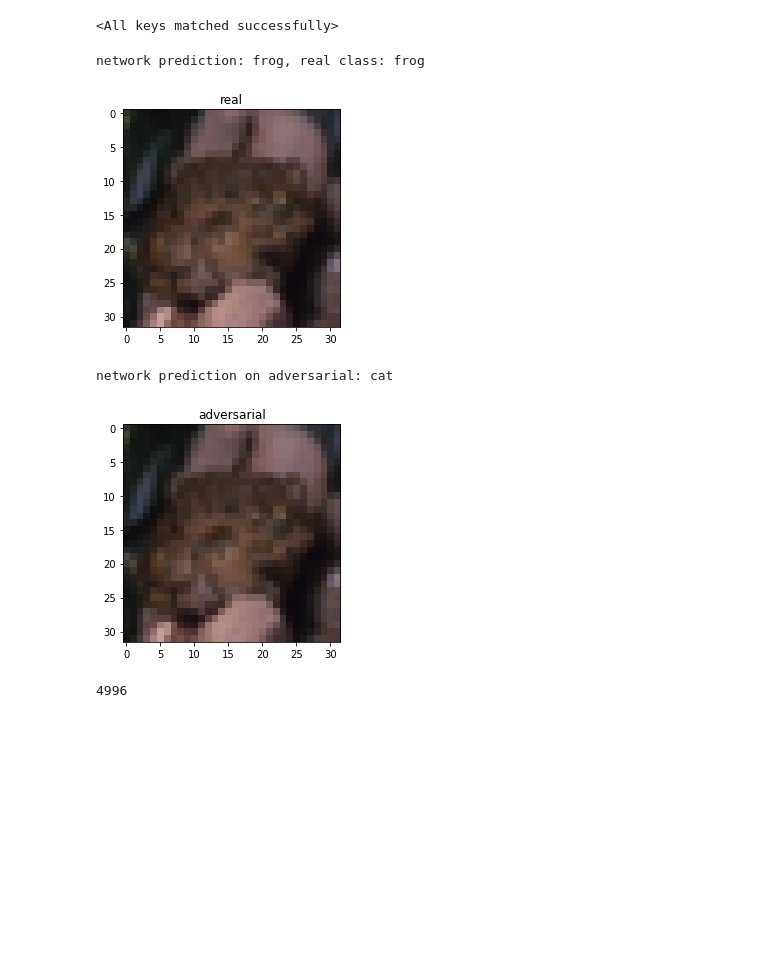
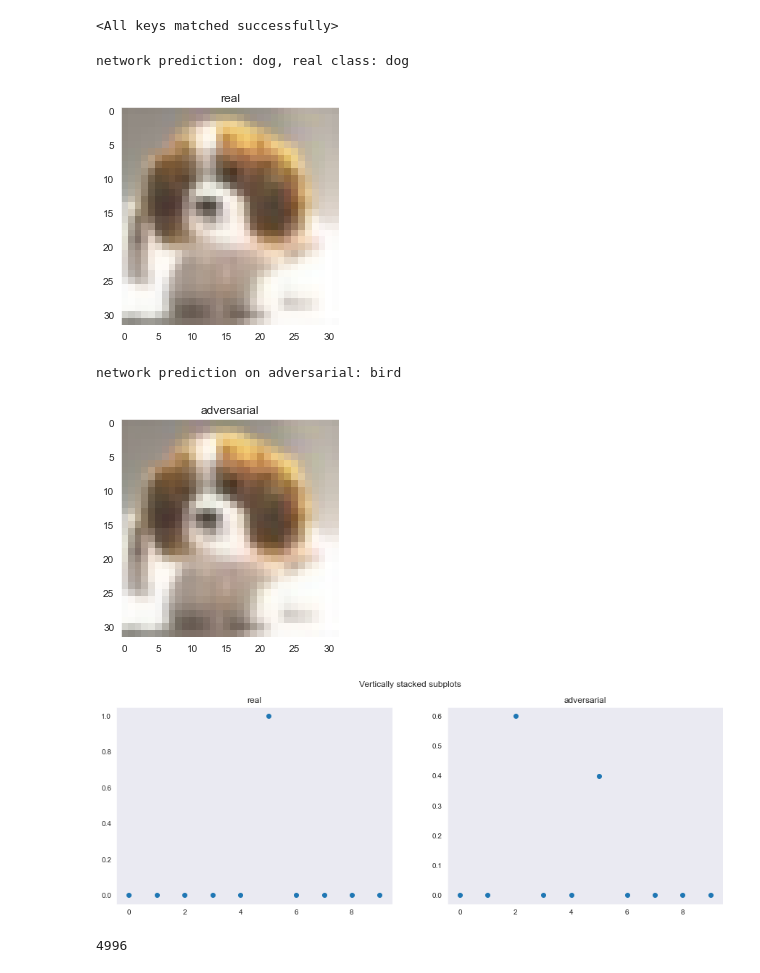
Before and after one commit to IKamsh/adversarials_detection, a Jupyter notebook: adversarials_detection.ipynb, the cells around one changed output. Cells and saved outputs as stored; diff of their text form; code cells hidden in the pictures; blank space fills up the shorter version.

```diff
--- a/adversarials_detection.ipynb
+++ b/adversarials_detection.ipynb
@@ -6,6 +6,9 @@ import torch
 import torchvision
 from utils import plot_image
 import torch.nn.functional as F
+import seaborn as sns
+
+sns.set_style("dark")
 # %% [markdown]
 ### Class labels
 airplane: 0 \
@@ -79,15 +82,26 @@ random_real = torch.argmax(model(real_dataset[random_index][0].unsqueeze(0).to(d
 print(f"network prediction: {ind_to_classname[random_real]}, real class: {ind_to_classname[real_dataset.targets[random_index]]}")
 plot_image(real_dataset[random_index], title="real")
 # %% [output]
-network prediction: frog, real class: frog
+network prediction: dog, real class: dog
-[figure, old version]
+[figure, new version]
 # %%
 random_adv = torch.argmax(model(torch.from_numpy(adv[random_index]).unsqueeze(0).to(device))).item()
 print(f"network prediction on adversarial: {ind_to_classname[random_adv]}")
 plot_image(adv[random_index], title='adversarial')
 # %% [output]
-network prediction on adversarial: cat
+network prediction on adversarial: bird
-[figure, old version]
+[figure, new version]
+# %%
+fig, axs = plt.subplots(1, 2, figsize=(15, 5))
+fig.suptitle('Vertically stacked subplots')
+axs[0].scatter(torch.arange(10),
+            F.softmax(model(real_dataset[random_index][0].unsqueeze(0).to(device)).detach().cpu()))
+axs[0].title.set_text("real")
+axs[1].scatter(torch.arange(10),
+            F.softmax(model(torch.from_numpy(adv[random_index]).unsqueeze(0).to(device))).detach().cpu())
+axs[1].title.set_text("adversarial")
+# %% [output]
+[figure, added]
 # %%
 from sklearn.utils import shuffle
 
```
Also changed, not shown: 6 other files.
